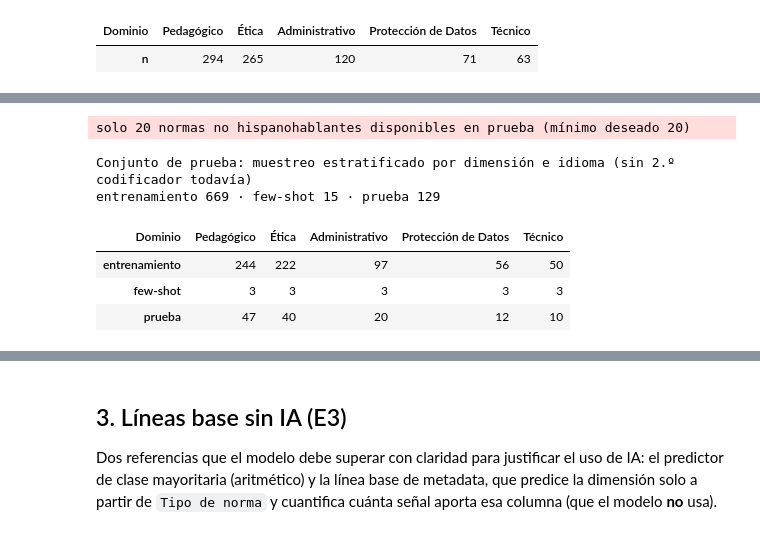
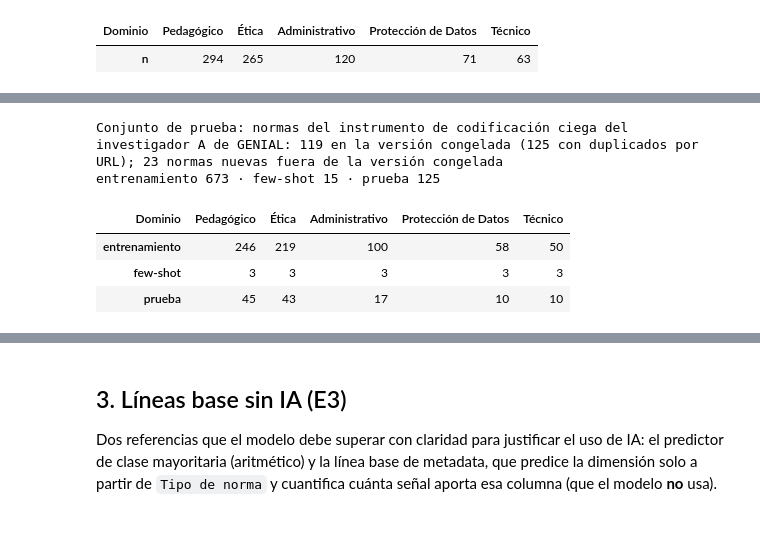
Before and after one commit to jorgemaldonadom-cmd/genial-clasificador-normativa, a Jupyter notebook: notebooks/02_experimento.ipynb, the cells around one changed output, grey strips where cells are left out. Saved outputs shown, nothing was run; the diff lists cells and outputs as text; code cells hidden in the pictures.

```diff
--- a/notebooks/02_experimento.ipynb
+++ b/notebooks/02_experimento.ipynb
@@ -62,36 +64,45 @@ Regla: el conjunto de prueba son las normas **codificadas a ciegas por el segund
-# %%
-coder2_path = ROOT / "data/raw/coder2_labels.csv"
-if coder2_path.exists():
-    c2 = pd.read_csv(coder2_path)
-    if "id_norma" not in c2.columns:   # empareja por título normalizado
-        key = lambda s: s.astype(str).str.strip().str.lower().str.replace(r"\s+", " ", regex=True)
-        c2 = c2.merge(df[["id_norma", "Título de la Norma"]].assign(_k=key(df["Título de la Norma"])), left_on=key(c2["Título de la Norma"]), right_on="_k", how="inner").drop(columns="_k")
-    test_ids = set(c2["id_norma"])
-    # el conjunto de prueba se completa con los duplicados por URL de esas normas para no partir grupos
-    grupos_test = set(df.loc[df["id_norma"].isin(test_ids), "grupo_url"])
-    test = df[df["grupo_url"].isin(grupos_test)].copy()
-    resto = df[~df["grupo_url"].isin(grupos_test)].copy()
-    rng = np.random.default_rng(SEED); fs_ids = []
-    for c in C5:
-        pool = resto[(resto["Dominio"] == c) & resto["n_palabras"].between(25, 90)]["id_norma"].to_numpy()
-        fs_ids += list(rng.choice(pool, cfg["split"]["fewshot_per_class"], replace=False))
-    fewshot = resto[resto["id_norma"].isin(fs_ids)].copy(); train = resto[~resto["id_norma"].isin(fs_ids)].copy()
-    origen_test = f"normas codificadas por el 2.º codificador ({len(test_ids)} normas; {len(test)} con duplicados por URL)"
-else:
-    sp = split.make_splits(df, cfg); train, fewshot, test = sp["train"], sp["fewshot"], sp["test"]; c2 = None
-    origen_test = "muestreo estratificado por dimensión e idioma (sin 2.º codificador todavía)"
-split.write_splits({"train": train, "fewshot": fewshot, "test": test}, SPL, cfg)
-print("Conjunto de prueba:", origen_test)
-print(f"entrenamiento {len(train)} · few-shot {len(fewshot)} · prueba {len(test)}")
-pd.concat([train["Dominio"].value_counts().rename("entrenamiento"), fewshot["Dominio"].value_counts().rename("few-shot"), test["Dominio"].value_counts().rename("prueba")], axis=1).reindex(C5).fillna(0).astype(int).T
-# %% [output]
-solo 20 normas no hispanohablantes disponibles en prueba (mínimo deseado 20)
-Conjunto de prueba: muestreo estratificado por dimensión e idioma (sin 2.º codificador todavía)
-entrenamiento 669 · few-shot 15 · prueba 129
-| Dominio | Pedagógico | Ética | Administrativo | Protección de Datos | Técnico |
-| entrenamiento | 244 | 222 | 97 | 56 | 50 |
-| few-shot | 3 | 3 | 3 | 3 | 3 |
-| prueba | 47 | 40 | 20 | 12 | 10 |
+# %%
+from genial_clf import coder
+instr_path = ROOT / "data/raw/codificacion_investigador_A.xlsx"
+coder2_path = ROOT / "data/raw/coder2_labels.csv"
+instr, instr_nuevas, c2 = None, None, None
+
+def particion_desde_ids(test_ids):
+    grupos_test = set(df.loc[df["id_norma"].isin(test_ids), "grupo_url"])
+    test = df[df["grupo_url"].isin(grupos_test)].copy(); resto = df[~df["grupo_url"].isin(grupos_test)].copy()
+    rng = np.random.default_rng(SEED); fs_ids = []
+    for c in C5:
+        pool = resto[(resto["Dominio"] == c) & resto["n_palabras"].between(25, 90)]["id_norma"].to_numpy()
+        fs_ids += list(rng.choice(pool, cfg["split"]["fewshot_per_class"], replace=False))
+    return resto[~resto["id_norma"].isin(fs_ids)].copy(), resto[resto["id_norma"].isin(fs_ids)].copy(), test
+
+if instr_path.exists():
+    instr, instr_nuevas = coder.load_instrument(instr_path, df)
+    train, fewshot, test = particion_desde_ids(set(instr["id_norma"]))
+    origen_test = f"normas del instrumento de codificación ciega del investigador A de GENIAL: {len(instr)} en la versión congelada ({len(test)} con duplicados por URL); {len(instr_nuevas)} normas nuevas fuera de la versión congelada"
+elif coder2_path.exists():
+    c2 = pd.read_csv(coder2_path)
+    if "id_norma" not in c2.columns:
+        key = lambda s: s.astype(str).str.strip().str.lower().str.replace(r"\s+", " ", regex=True)
+        c2 = c2.merge(df[["id_norma", "Título de la Norma"]].assign(_k=key(df["Título de la Norma"])), left_on=key(c2["Título de la Norma"]), right_on="_k", how="inner").drop(columns="_k")
+    train, fewshot, test = particion_desde_ids(set(c2["id_norma"]))
+    origen_test = f"normas codificadas por el 2.º codificador ({c2['id_norma'].nunique()} normas; {len(test)} con duplicados por URL)"
+else:
+    sp = split.make_splits(df, cfg); train, fewshot, test = sp["train"], sp["fewshot"], sp["test"]
+    origen_test = "muestreo estratificado por dimensión e idioma (sin codificación externa)"
+if instr is not None and coder2_path.exists():   # recodificación de Dominio disponible además del instrumento
+    c2 = pd.read_csv(coder2_path); c2 = c2[c2["id_norma"].isin(test["id_norma"])]
+split.write_splits({"train": train, "fewshot": fewshot, "test": test}, SPL, cfg)
+print("Conjunto de prueba:", origen_test)
+print(f"entrenamiento {len(train)} · few-shot {len(fewshot)} · prueba {len(test)}")
+pd.concat([train["Dominio"].value_counts().rename("entrenamiento"), fewshot["Dominio"].value_counts().rename("few-shot"), test["Dominio"].value_counts().rename("prueba")], axis=1).reindex(C5).fillna(0).astype(int).T
+# %% [output]
+Conjunto de prueba: normas del instrumento de codificación ciega del investigador A de GENIAL: 119 en la versión congelada (125 con duplicados por URL); 23 normas nuevas fuera de la versión congelada
+entrenamiento 673 · few-shot 15 · prueba 125
+| Dominio | Pedagógico | Ética | Administrativo | Protección de Datos | Técnico |
+| entrenamiento | 246 | 219 | 100 | 58 | 50 |
+| few-shot | 3 | 3 | 3 | 3 | 3 |
+| prueba | 45 | 43 | 17 | 10 | 10 |
 # %%
 print("Distribución del conjunto de prueba por idioma:", test["idioma"].value_counts().to_dict())
 print("Países en prueba:", test["País"].nunique(), "· normas nacionales:", int((test["Ámbito"] == "Nacional").sum()), "· institucionales:", int((test["Ámbito"] == "Institucional").sum()))
```
Also changed, not shown: parts of 12 cells of this notebook, 8 other files.
